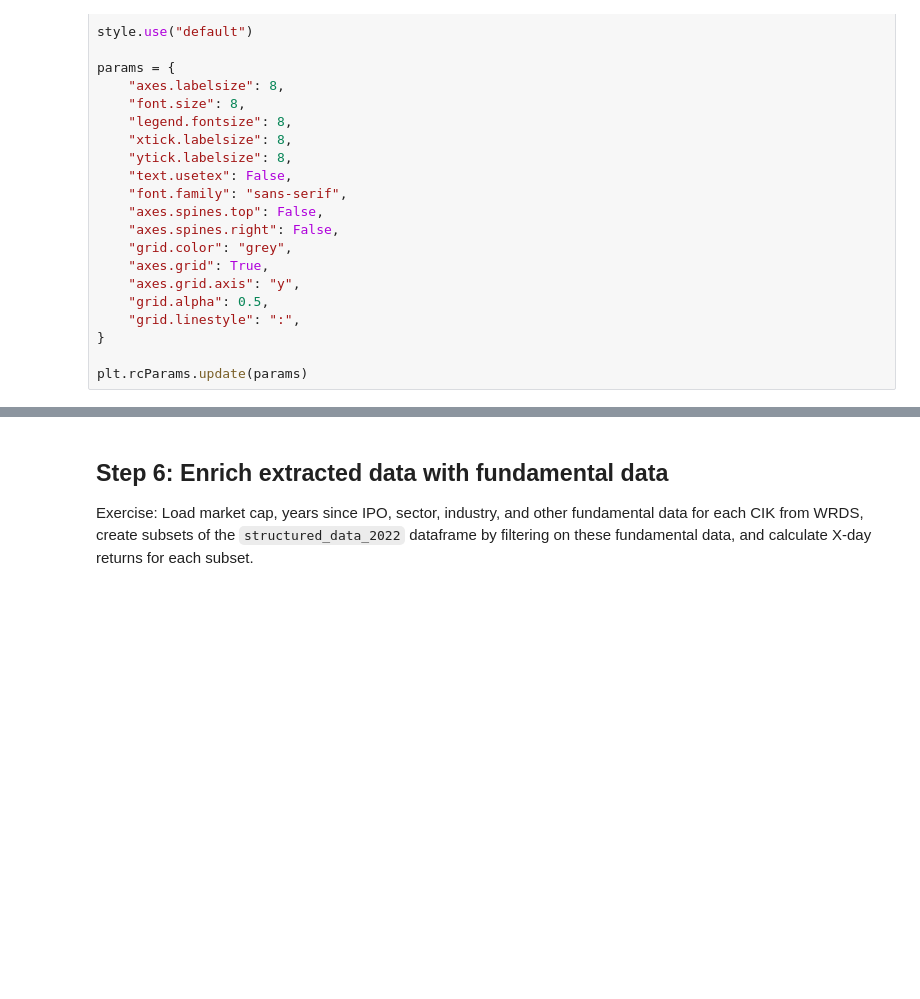
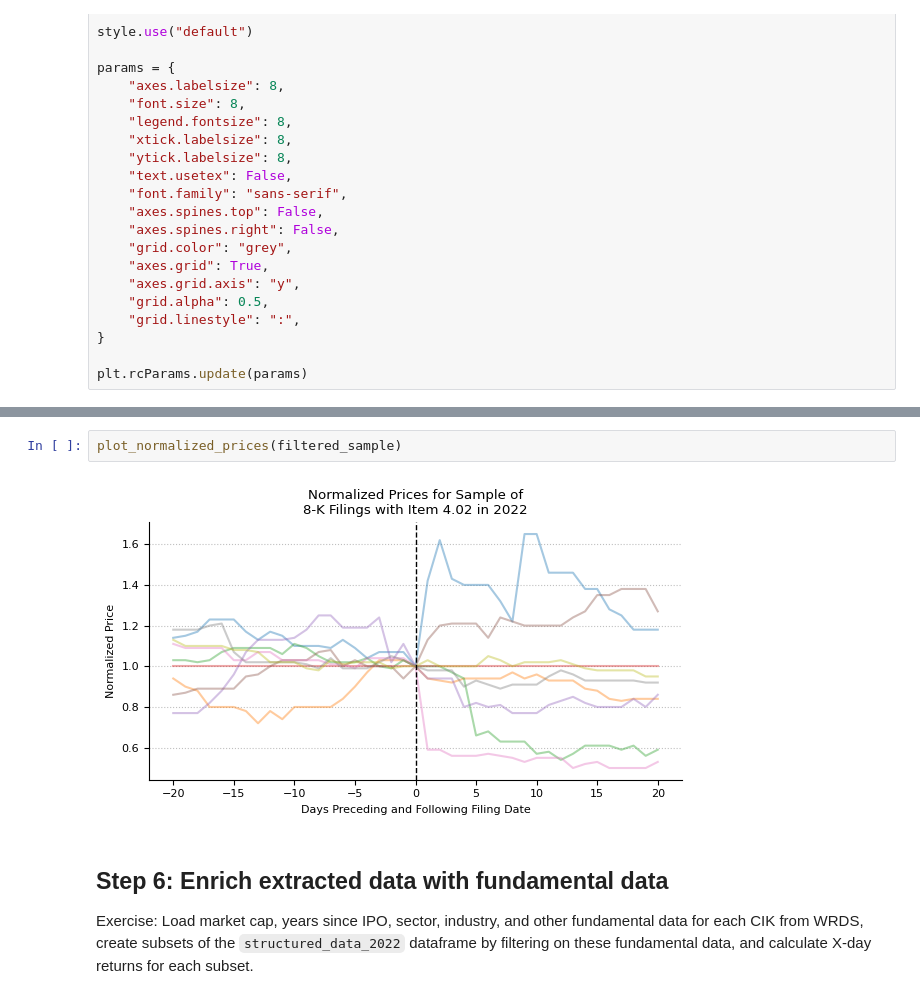
Before and after one commit to janlukasschroeder/ai-for-financial-analysis-and-research, a Jupyter notebook: gpt-4-api-extract-data-from-sec-filings/demo.ipynb, the cells around one changed output, grey strips where cells are left out. Drawn from its saved outputs; the diff is of its cells as text; blank space fills up the shorter version.

```diff
--- a/gpt-4-api-extract-data-from-sec-filings/demo.ipynb
+++ b/gpt-4-api-extract-data-from-sec-filings/demo.ipynb
@@ -653,3 +808,7 @@ structured_data_2022[
+# %%
+plot_normalized_prices(filtered_sample)
+# %% [output]
+[figure, added]
 # %% [markdown]
 ## Step 6: Enrich extracted data with fundamental data
 
```
Also changed, not shown: parts of 14 cells of this notebook.
